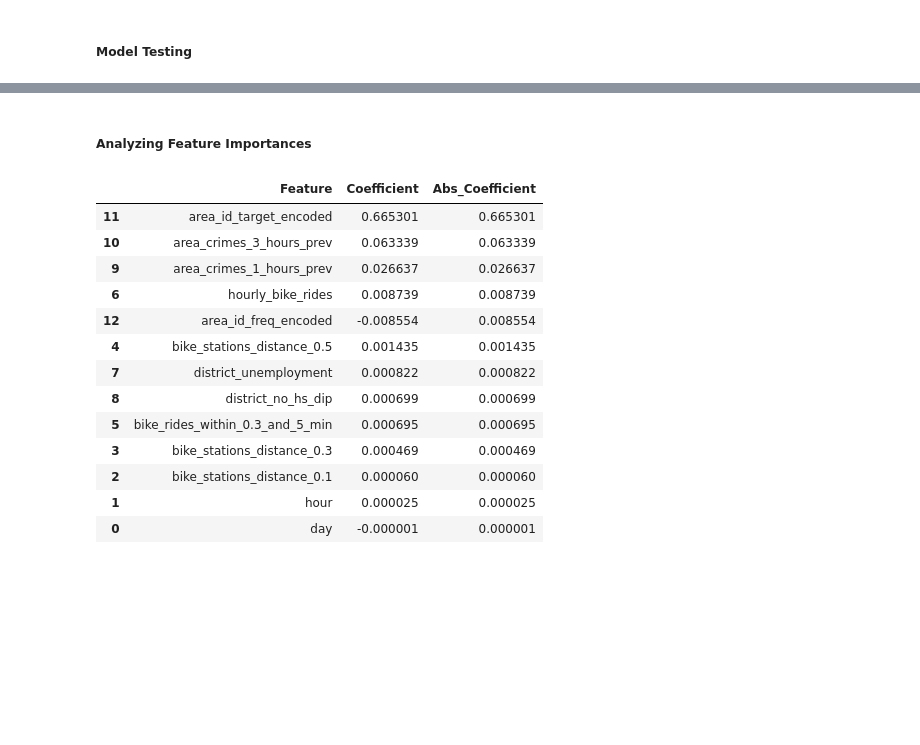
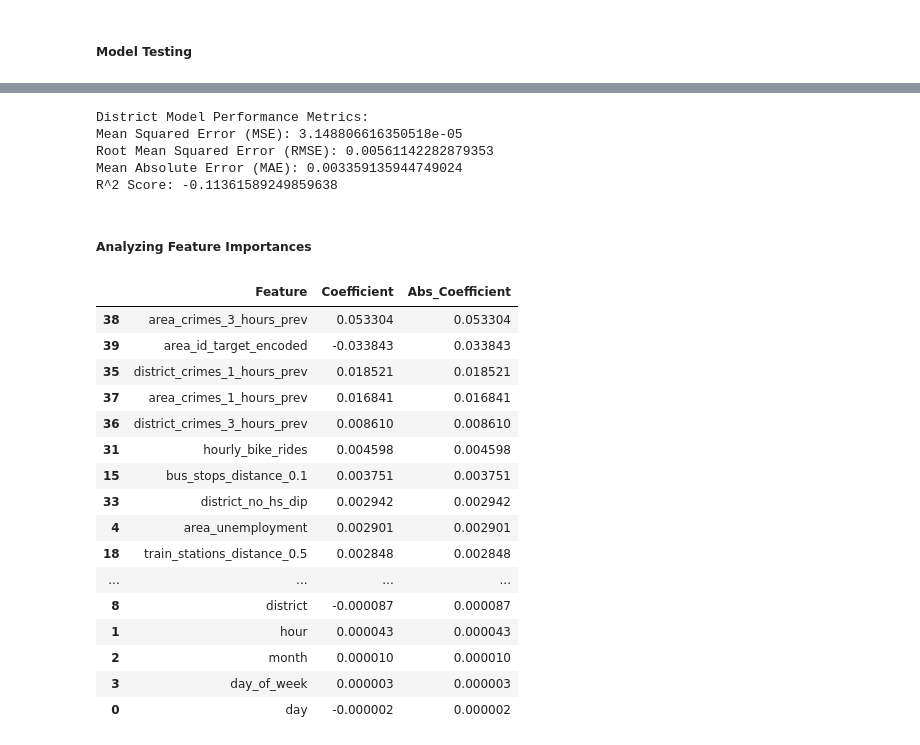
Before and after one commit to evanameyer1/Uncovering-New-Factors-In-Chicago-Crime-through-Regression-Models, a Jupyter notebook: models/notebooks/06_linear_regression.ipynb, the cells around one changed output, grey strips where cells are left out. Saved outputs shown, nothing was run; the diff lists cells and outputs as text; code cells hidden in the pictures; blank space fills up the shorter version.

```diff
--- a/models/notebooks/06_linear_regression.ipynb
+++ b/models/notebooks/06_linear_regression.ipynb
@@ -281,7 +381,7 @@ for subset, values in area_sfs.subsets_.items():
         area_best_avg_score = avg_score
         area_best_subset = values['feature_idx']
 
-area_best_features = [col for idx, col in enumerate(lr_area_feature_training_data.columns) if idx in area_best_subset]
+area_best_features = [col for idx, col in enumerate(area_feature_training_sample.columns) if idx in area_best_subset]
 # %%
 district_model = LinearRegression()
 district_sfs = SFS(district_model, k_features='best', forward=True, floating=False, scoring='neg_mean_squared_error', cv=5, n_jobs=15, verbose=2)
@@ -325,16 +401,0 @@ district_best_features = [col for idx, col in enumerate(lr_district_feature_trai
-# %%
-area_best_features = [
-    'day',
-    'hour',
-    'bike_stations_distance_0.1',
-    'bike_stations_distance_0.3',
-    'bike_stations_distance_0.5',
-    'bike_rides_within_0.3_and_5_min',
-    'hourly_bike_rides',
-    'district_unemployment',
-    'district_no_hs_dip',
-    'area_crimes_1_hours_prev',
-    'area_crimes_3_hours_prev',
-    'area_id_target_encoded',
-    'area_id_freq_encoded'
-]
@@ -368,7 +403,7 @@ district_best_features = [
 ##### Model Training
 # %%
 # Define the final area model
-lr_area_feature_training_data = lr_area_feature_training_data[area_best_features]
-lr_area_feature_testing_data = lr_area_feature_testing_data[area_best_features]
+area_feature_training_sample = area_feature_training_sample[area_best_features]
+area_feature_testing_data = area_feature_testing_data[area_best_features]
 # %%
 # Define the final district model
@@ -377,7 +412,7 @@ lr_district_feature_testing_data = lr_district_feature_testing_data[district_bes
 # %%
 # Train the final area model
-area_final_lr_model = LinearRegression()
-area_final_lr_model.fit(lr_area_feature_training_data, area_target_training_data)
+area_final_model = LinearRegression()
+area_final_model.fit(area_feature_training_sample, area_target_training_sample)
 # %% [output]
 LinearRegression()
 # %%
@@ -435,29 +505,51 @@ R^2 Score: 0.21260756249646218
+# %%
+# Calculate evaluation metrics for the district model
+district_mse = mean_squared_error(district_target_testing_data_true, district_true_predictions)
+district_rmse = np.sqrt(district_mse)
+district_mae = mean_absolute_error(district_target_testing_data_true, district_true_predictions)
+district_r2 = r2_score(district_target_testing_data_true, district_true_predictions)
+
+# Print evaluation metrics for the district model
+print("District Model Performance Metrics:")
+print(f"Mean Squared Error (MSE): {district_mse}")
+print(f"Root Mean Squared Error (RMSE): {district_rmse}")
+print(f"Mean Absolute Error (MAE): {district_mae}")
+print(f"R^2 Score: {district_r2}")
+# %% [output]
+District Model Performance Metrics:
+Mean Squared Error (MSE): 3.148806616350518e-05
+Root Mean Squared Error (RMSE): 0.00561142282879353
+Mean Absolute Error (MAE): 0.003359135944749024
+R^2 Score: -0.11361589249859638
 # %% [markdown]
 ##### Analyzing Feature Importances
 # %%
 area_coef_df = pd.DataFrame({
-    'Feature': lr_area_feature_training_data.columns,
-    'Coefficient': area_final_lr_model.coef_
+    'Feature': area_feature_training_sample.columns,
+    'Coefficient': area_final_model.coef_
 })
 
 # Sort the DataFrame by the absolute value of the coefficients
 area_coef_df['Abs_Coefficient'] = area_coef_df['Coefficient'].abs()
 area_coef_df = area_coef_df.sort_values(by='Abs_Coefficient', ascending=False)
 area_coef_df
 # %% [output]
 |  | Feature | Coefficient | Abs_Coefficient |
-| 11 | area_id_target_encoded | 0.665301 | 0.665301 |
-| 10 | area_crimes_3_hours_prev | 0.063339 | 0.063339 |
-| 9 | area_crimes_1_hours_prev | 0.026637 | 0.026637 |
-| 6 | hourly_bike_rides | 0.008739 | 0.008739 |
-| 12 | area_id_freq_encoded | -0.008554 | 0.008554 |
-| 4 | bike_stations_distance_0.5 | 0.001435 | 0.001435 |
-| 7 | district_unemployment | 0.000822 | 0.000822 |
-| 8 | district_no_hs_dip | 0.000699 | 0.000699 |
-| 5 | bike_rides_within_0.3_and_5_min | 0.000695 | 0.000695 |
-| 3 | bike_stations_distance_0.3 | 0.000469 | 0.000469 |
-| 2 | bike_stations_distance_0.1 | 0.000060 | 0.000060 |
-| 1 | hour | 0.000025 | 0.000025 |
-| 0 | day | -0.000001 | 0.000001 |
+| 38 | area_crimes_3_hours_prev | 0.053304 | 0.053304 |
+| 39 | area_id_target_encoded | -0.033843 | 0.033843 |
+| 35 | district_crimes_1_hours_prev | 0.018521 | 0.018521 |
+| 37 | area_crimes_1_hours_prev | 0.016841 | 0.016841 |
+| 36 | district_crimes_3_hours_prev | 0.008610 | 0.008610 |
+| 31 | hourly_bike_rides | 0.004598 | 0.004598 |
+| 15 | bus_stops_distance_0.1 | 0.003751 | 0.003751 |
+| 33 | district_no_hs_dip | 0.002942 | 0.002942 |
+| 4 | area_unemployment | 0.002901 | 0.002901 |
+| 18 | train_stations_distance_0.5 | 0.002848 | 0.002848 |
+| ... | ... | ... | ... |
+| 8 | district | -0.000087 | 0.000087 |
+| 1 | hour | 0.000043 | 0.000043 |
+| 2 | month | 0.000010 | 0.000010 |
+| 3 | day_of_week | 0.000003 | 0.000003 |
+| 0 | day | -0.000002 | 0.000002 |
 # %%
 district_coef_df = pd.DataFrame({
```
Also changed, not shown: parts of 52 cells of this notebook, 32 other files.
